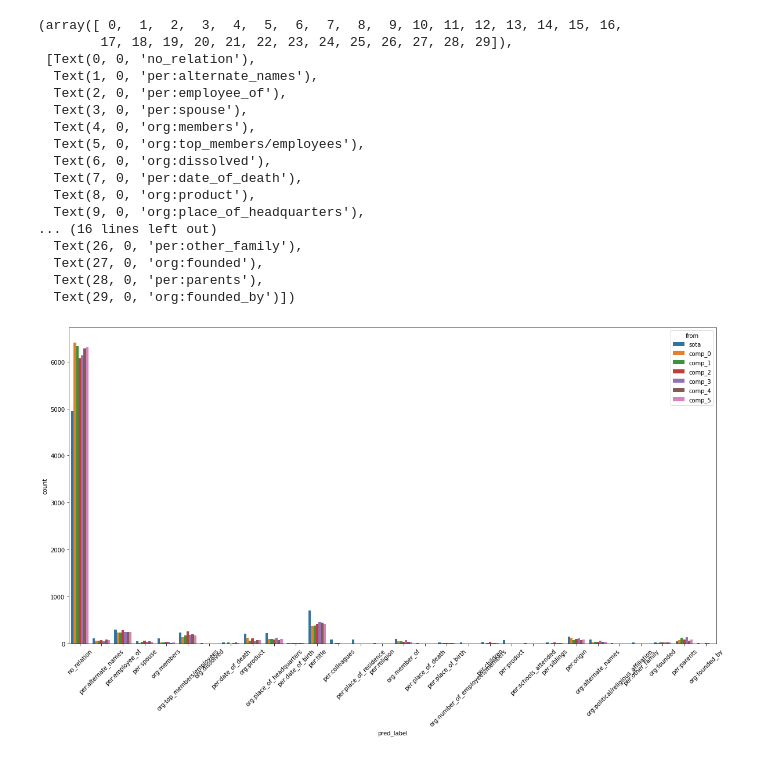
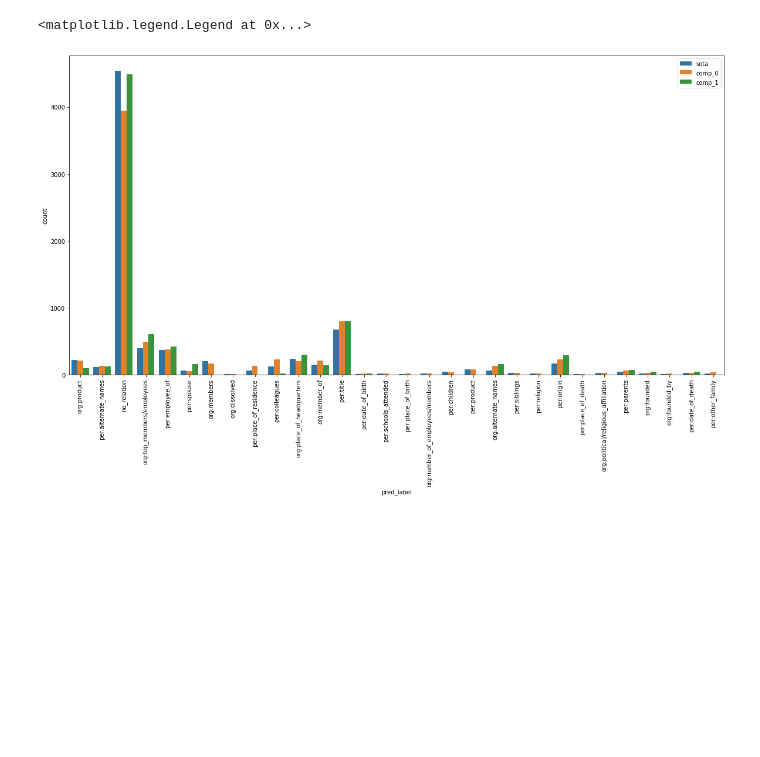
Before and after one commit to godjw/klue-level2-nlp-08, a Jupyter notebook: compare.ipynb, the cells around one changed output. Saved outputs shown, nothing was run; the diff lists cells and outputs as text; code cells hidden in the pictures; blank space fills up the shorter version.

```diff
--- a/compare.ipynb
+++ b/compare.ipynb
@@ -3,14 +5,13 @@ import pandas as pd
 import matplotlib.pyplot as plt
 import seaborn as sns
 # %%
-sota = pd.read_csv('sota_ref.csv')
+pred_dir = './prediction'
+get_path = lambda name: path.join(pred_dir, name)
+
+sota = pd.read_csv(get_path('sota_ref.csv'))
 to_compare = [
-    pd.read_csv('0_fold_submission.csv'),
-    pd.read_csv('1_fold_submission.csv'),
-    pd.read_csv('2_fold_submission.csv'),
-    pd.read_csv('3_fold_submission.csv'),
-    pd.read_csv('4_fold_submission.csv'),
-    pd.read_csv('5_folds_submission.csv')
+    pd.read_csv(get_path('koelectra-base-v3-discriminator_10epochs.csv')),
+    pd.read_csv(get_path('plain_submission.csv'))
 ]
 
 froms = []
@@ -19,30 +20,15 @@ for n, labels in enumerate(to_compare):
 # %%
 concated = pd.concat(to_compare, ignore_index=True)
 
 df = pd.DataFrame({
     'pred_label': pd.concat([sota['pred_label']] + list(map(lambda x: x['pred_label'], to_compare)), ignore_index=True),
     'from': ['sota'] * len(sota['pred_label']) + froms
 })
 
 fig, ax = plt.subplots(1, 1, figsize=(20, 10))
 plot = sns.countplot(x='pred_label', data=df, hue='from', ax=ax)
-plt.xticks(rotation=45)
+plt.xticks(rotation=90)
+plt.legend(loc='upper right')
 # %% [output]
-(array([ 0,  1,  2,  3,  4,  5,  6,  7,  8,  9, 10, 11, 12, 13, 14, 15, 16,
-        17, 18, 19, 20, 21, 22, 23, 24, 25, 26, 27, 28, 29]),
- [Text(0, 0, 'no_relation'),
-  Text(1, 0, 'per:alternate_names'),
-  Text(2, 0, 'per:employee_of'),
-  Text(3, 0, 'per:spouse'),
-  Text(4, 0, 'org:members'),
-  Text(5, 0, 'org:top_members/employees'),
-  Text(6, 0, 'org:dissolved'),
-  Text(7, 0, 'per:date_of_death'),
-  Text(8, 0, 'org:product'),
-  Text(9, 0, 'org:place_of_headquarters'),
-... (16 lines left out)
-  Text(26, 0, 'per:other_family'),
-  Text(27, 0, 'org:founded'),
-  Text(28, 0, 'per:parents'),
-  Text(29, 0, 'org:founded_by')])
+<matplotlib.legend.Legend at 0x...>
-[figure, old version]
+[figure, new version]
```
Also changed, not shown: parts of 1 cell of this notebook.
